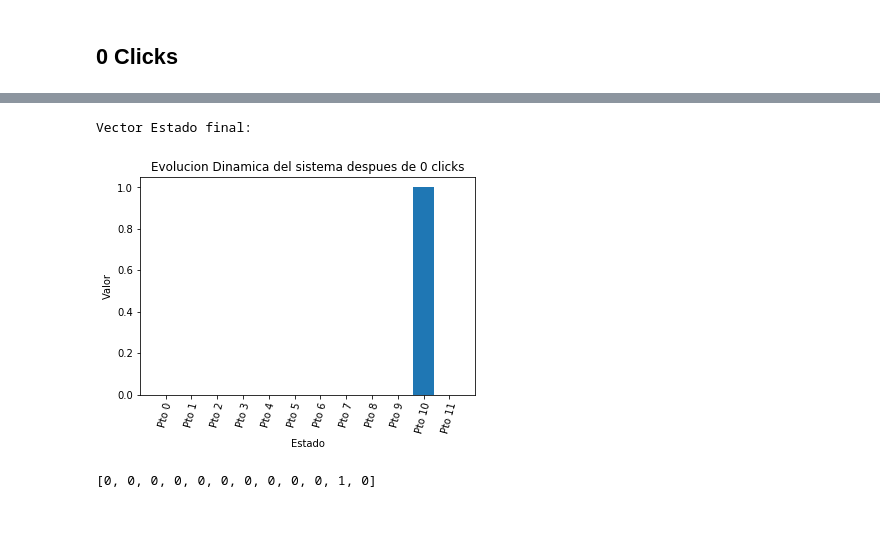
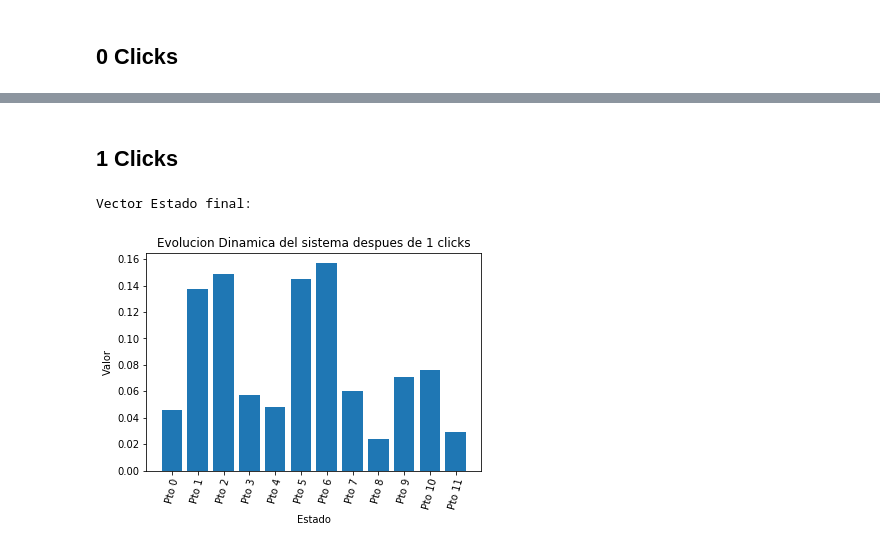
Before and after one commit to AriasAEnima/CNYT, a Jupyter notebook: Librerias/Pokemon.ipynb, the cells around one changed output, grey strips where cells are left out. Drawn from its saved outputs; the diff is of its cells as text; code cells hidden in the pictures; blank space fills up the shorter version.

```diff
--- a/Librerias/Pokemon.ipynb
+++ b/Librerias/Pokemon.ipynb
@@ -1,18 +3,16 @@
 # %%
 from Simulador.simulador import resultado
 from Matriz_Compleja.libreriamatrices import prodtensorial as tens
+from Matriz_Compleja.libreriamatrices import matrizcompleja as mc
 personaje=mc([
     [(0,0),(0.61,0),(0.39,0)],
     [(0.5,0),(0.09,0),(0.41,0)],
     [(0.5,0),(0.3,0),(0.2,0)]]
 )
 posicion=mc([
-    [(7/34,0),(14.34,0),(9/34,0),(9/34,0)],
+    [(7/34,0),(14/34,0),(4/34,0),(9/34,0)],
     [(15/34,0),(6/34,0),(12/34,0),(1/34,0)],
     [(2/34,0),(3/34,0),(13/34,0),(16/34,0)],
     [(10/34,0),(11/34,0),(5/34,0),(8/34,0)]]
 )
 D=tens(personaje,posicion)
-posI=mc([[(0,0)],[(0,0)],[(0,0)],[(1,0)]])
-carI=mc([[(0,0)],[(1,0)],[(0,0)]])
-I=tens(posI,carI)
@@ -29,6 +52,7 @@ I=tens(posI,carI)
+# %% [markdown]
+## 1 Clicks
 # %%
-resultado(D,I,0)
+resultado(D,I,1)
 # %% [output]
 Vector Estado final:
-[figure, old version]
+[figure, new version]
-[0, 0, 0, 0, 0, 0, 0, 0, 0, 0, 1, 0]
```
Also changed, not shown: parts of 31 cells of this notebook, 7 other files.
